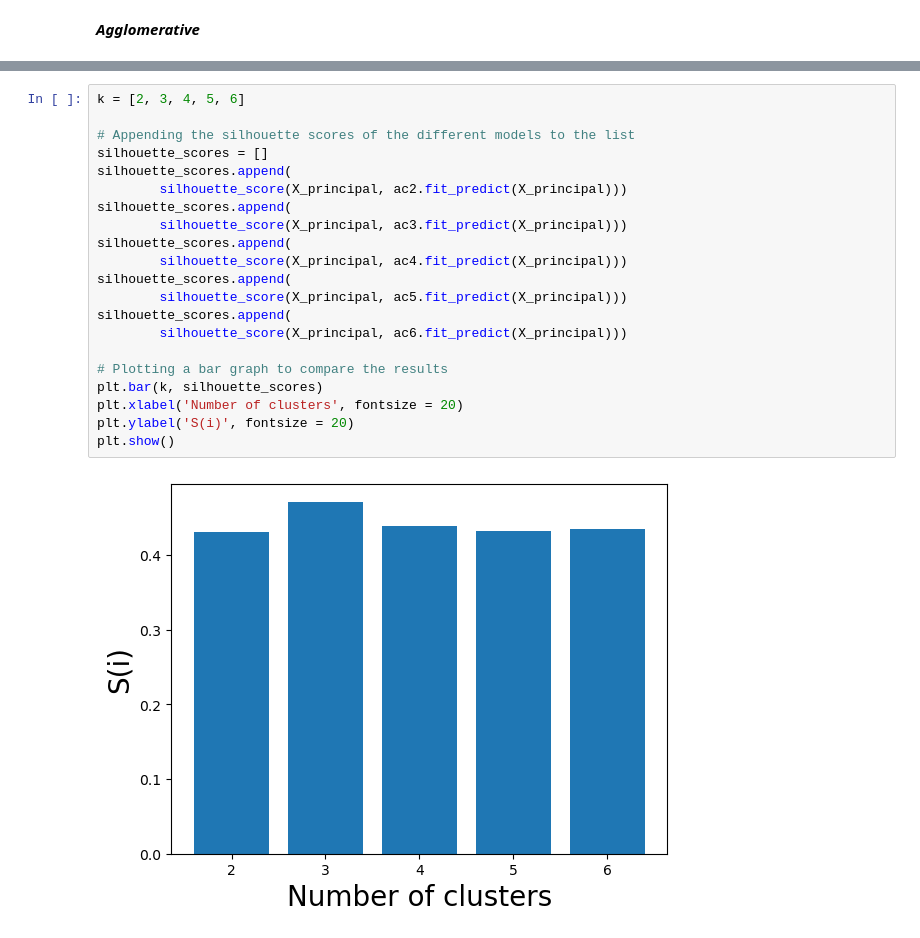
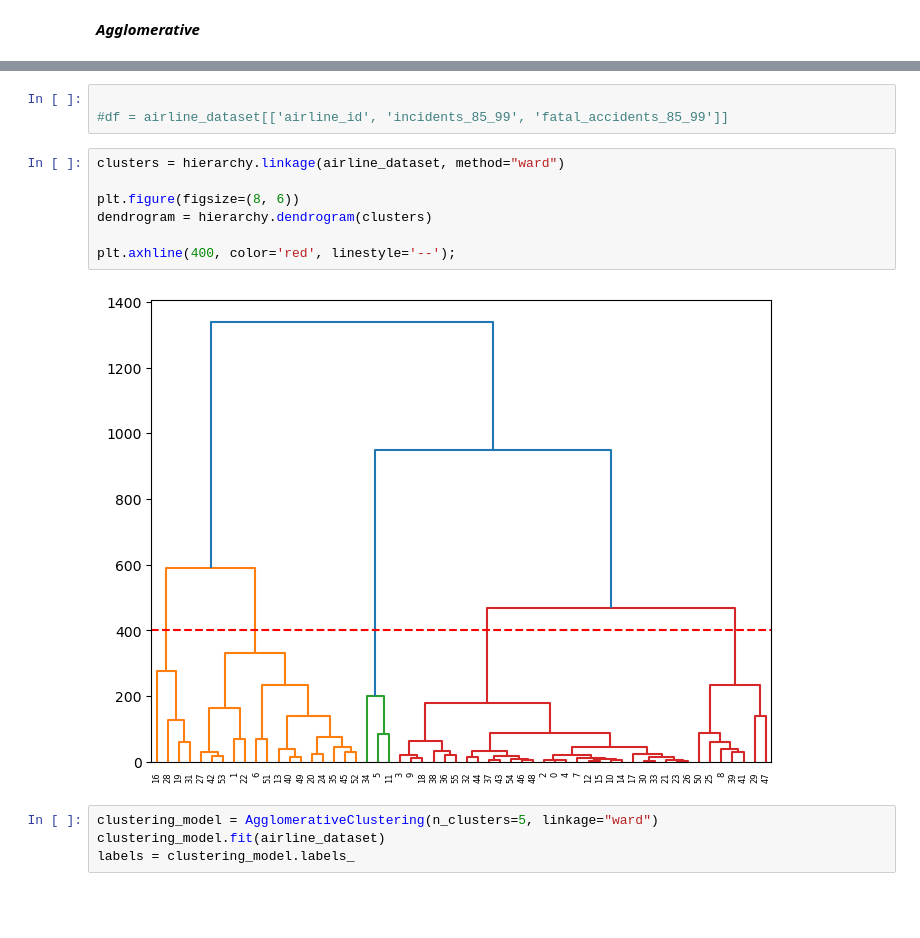
Before and after one commit to TheFrankdalorian/IMT_574, a Jupyter notebook: Week5/Homework/5.6_Clustering.ipynb, the cells around one changed output, grey strips where cells are left out. Saved outputs shown, nothing was run; the diff lists cells and outputs as text; blank space fills up the shorter version.

```diff
--- a/Week5/Homework/5.6_Clustering.ipynb
+++ b/Week5/Homework/5.6_Clustering.ipynb
@@ -271,23 +96,16 @@ plt.show()
-# %%
-k = [2, 3, 4, 5, 6]
-
-# Appending the silhouette scores of the different models to the list
-silhouette_scores = []
-silhouette_scores.append(
-        silhouette_score(X_principal, ac2.fit_predict(X_principal)))
-silhouette_scores.append(
-        silhouette_score(X_principal, ac3.fit_predict(X_principal)))
-silhouette_scores.append(
-        silhouette_score(X_principal, ac4.fit_predict(X_principal)))
-silhouette_scores.append(
-        silhouette_score(X_principal, ac5.fit_predict(X_principal)))
-silhouette_scores.append(
-        silhouette_score(X_principal, ac6.fit_predict(X_principal)))
-
-# Plotting a bar graph to compare the results
-plt.bar(k, silhouette_scores)
-plt.xlabel('Number of clusters', fontsize = 20)
-plt.ylabel('S(i)', fontsize = 20)
-plt.show()
-# %% [output]
-[figure, removed]
+# %%
+
+#df = airline_dataset[['airline_id', 'incidents_85_99', 'fatal_accidents_85_99']]
+# %%
+clusters = hierarchy.linkage(airline_dataset, method="ward")
+
+plt.figure(figsize=(8, 6))
+dendrogram = hierarchy.dendrogram(clusters)
+
+plt.axhline(400, color='red', linestyle='--');
+# %% [output]
+[figure, added]
+# %%
+clustering_model = AgglomerativeClustering(n_clusters=5, linkage="ward")
+clustering_model.fit(airline_dataset)
+labels = clustering_model.labels_
```
Also changed, not shown: parts of 43 cells of this notebook.
